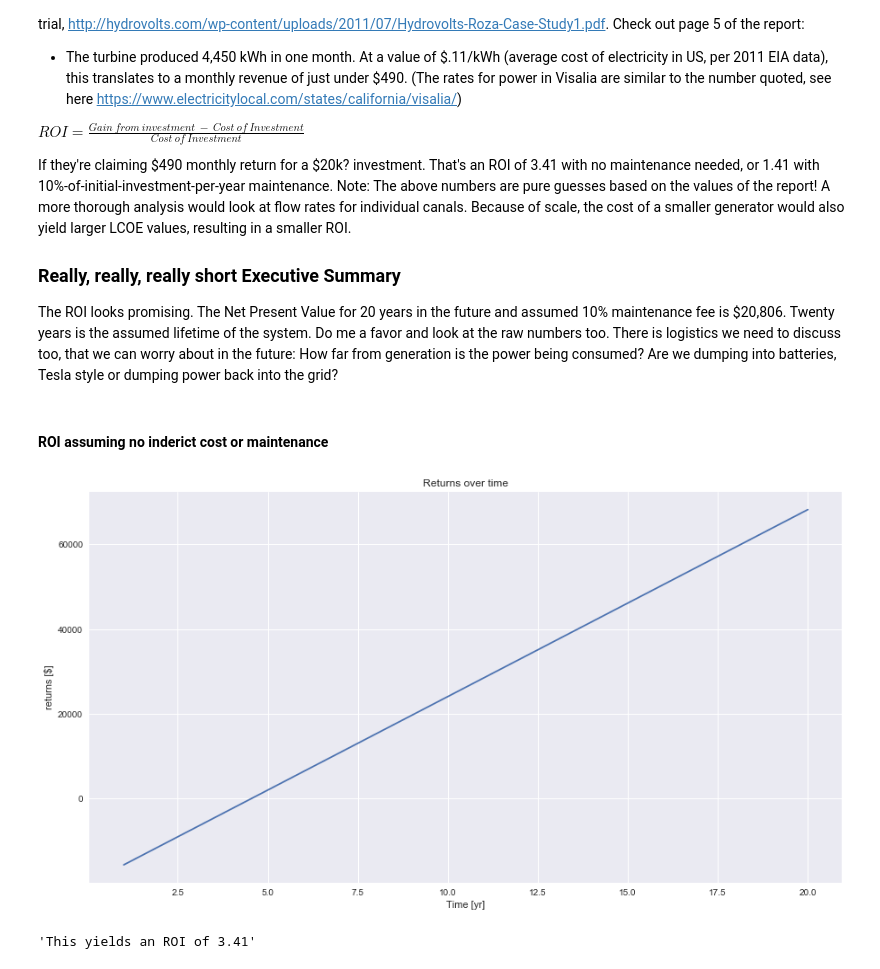
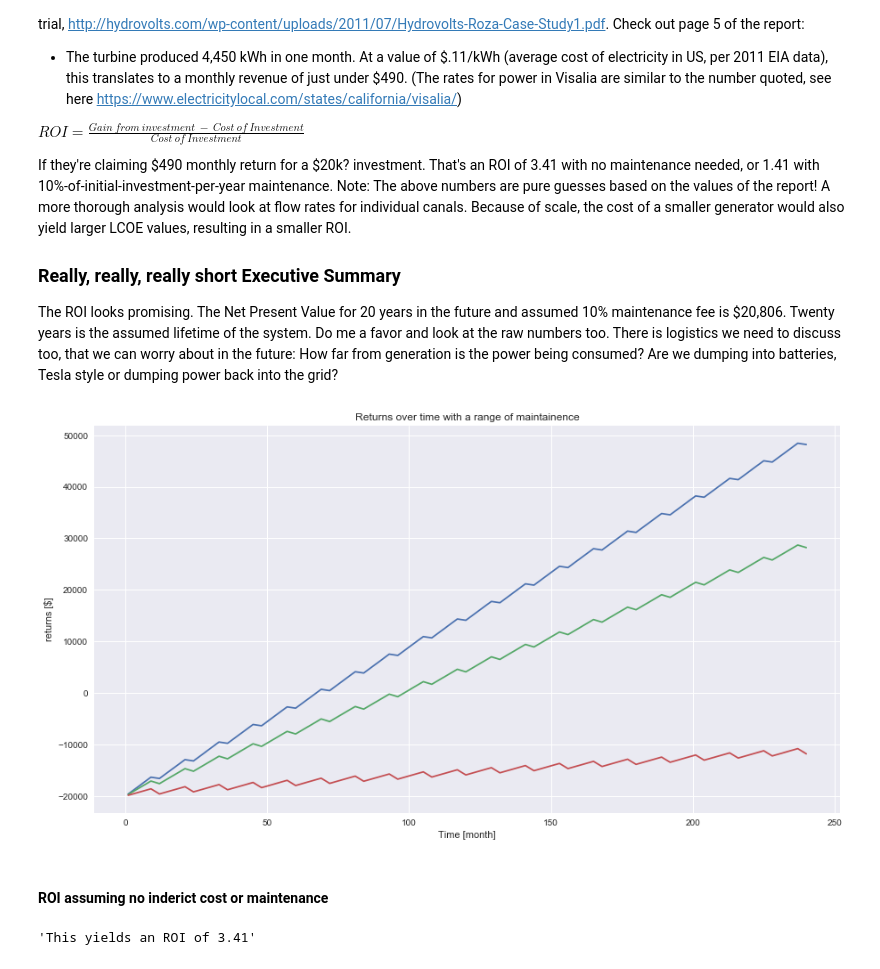
Before and after one commit to caheredia/Hydro, a Jupyter notebook: 2017-10-6_ch_micro_hydro_roi.ipynb, the cells around one changed output. Drawn from its saved outputs; the diff is of its cells as text; code cells hidden in the pictures.

Commit message:
updated plots to show maintanence costs

```diff
--- a/2017-10-6_ch_micro_hydro_roi.ipynb
+++ b/2017-10-6_ch_micro_hydro_roi.ipynb
@@ -15,30 +15,42 @@ If they're claiming \$490 monthly return for a $20k? investment. That's an ROI o
 
 ### Really, really, really short Executive Summary
 The ROI looks promising. The Net Present Value for 20 years in the future and assumed 10% maintenance fee is \$20,806. Twenty years is the assumed lifetime of the system. Do me a favor and look at the raw numbers too. There is logistics we need to discuss too, that we can worry about in the future: How far from generation is the power being consumed? Are we dumping into batteries, Tesla style or dumping power back into the grid?
+# %%
+# Function to calculate returns over time in months, returns a list of months and a list of running total
+
+
+def year_returns(C_t, C_0, maint, time):
+    cash = []
+    total = []
+    for item in list(C_t * time):
+        cash.append(item - maint * C_0 / 12 / 100)
+        total.append(sum(cash))
+    total = np.asarray(total) - C_0
+    return [month for month in range(1, time * 12 + 1)], total
+# %%
+# Initial parameters for time, returns, and initial investment
+cash_flow = [490] * 9 + [0] * 3
+investment = 20000
+lifetime = 20
+maintainence = 5
+
+x, y = year_returns(cash_flow, investment, maintainence, lifetime)
+#include a function to calculate the point where the investment breaks even
+x, y1 = year_returns(cash_flow, investment, 10, lifetime)
+x, y2 = year_returns(cash_flow, investment, 20, lifetime)
+# Plot yearly returns
+plt.figure(figsize=(15, 8))
+plt.xlabel('Time [month]')
+plt.ylabel('returns [$]')
+plt.title('Returns over time with a range of maintainence')
+plt.plot(x, y)
+plt.plot(x, y1)
+plt.plot(x, y2)
+plt.show()
+# %% [output]
+[figure, added]
 # %% [markdown]
 #### ROI assuming no inderict cost or maintenance
-# %%
-# Initial parameters for time, returns, and initial investment
-time = np.arange(1, 21, 1)
-cash_flow = [490]*9 + [0]*3
-investment = 20000
-
-# Function to calculate returns over time,
-
-
-def year_returns(t,maint):
-    return -20000 + (sum(cash_flow)  - maint*20000) * t
-
-
-# Plot yearly returns
-plt.figure(figsize=(15, 8))
-plt.xlabel('Time [yr]')
-plt.ylabel('returns [$]')
-plt.title('Returns over time')
-plt.plot(time, year_returns(time,0))
-plt.show()
-# %% [output]
-[figure, removed]
 # %%
 # ROI
 'This yields an ROI of {}'.format((490 * 9 * 20 - 20000) / (20000))
```
Also changed, not shown: parts of 3 cells of this notebook.
